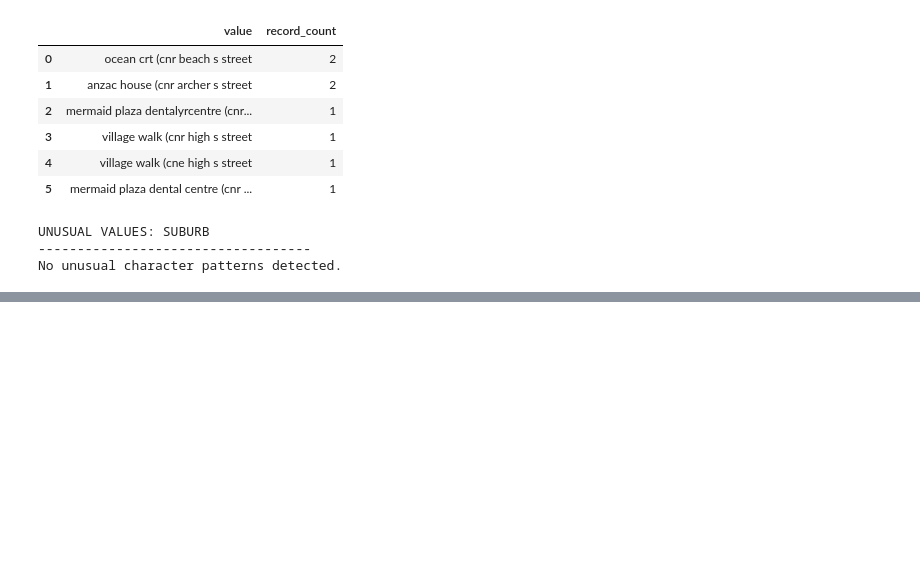
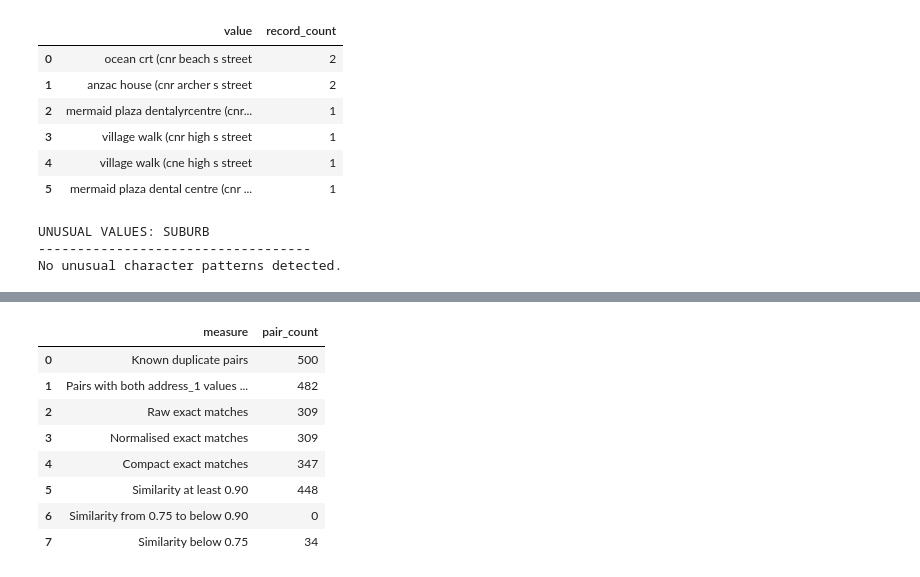
Before and after one commit to WaleBalogunK/Repository-name-entity-resolution-golden-record-lab, a Jupyter notebook: notebooks/01_data_acquisition_and_initial_audit.ipynb, the cells around one changed output, grey strips where cells are left out. Saved outputs shown, nothing was run; the diff lists cells and outputs as text; code cells hidden in the pictures; blank space fills up the shorter version.

```diff
--- a/notebooks/01_data_acquisition_and_initial_audit.ipynb
+++ b/notebooks/01_data_acquisition_and_initial_audit.ipynb
@@ -2024,0 +2211,77 @@ No unusual character patterns detected.
+# %%
+both_address_1_present = (
+    address_1_pair_review["both_present"]
+)
+
+available_address_pairs = address_1_pair_review[
+    both_address_1_present
+].copy()
+
+address_1_similarity_summary = pd.DataFrame({
+    "measure": [
+        "Known duplicate pairs",
+        "Pairs with both address_1 values present",
+        "Raw exact matches",
+        "Normalised exact matches",
+        "Compact exact matches",
+        "Similarity at least 0.90",
+        "Similarity from 0.75 to below 0.90",
+        "Similarity below 0.75"
+    ],
+    "pair_count": [
+        len(address_1_pair_review),
+        len(available_address_pairs),
+        int(
+            available_address_pairs[
+                "raw_exact_match"
+            ].sum()
+        ),
+        int(
+            available_address_pairs[
+                "normalised_exact_match"
+            ].sum()
+        ),
+        int(
+            available_address_pairs[
+                "compact_exact_match"
+            ].sum()
+        ),
+        int(
+            (
+                available_address_pairs[
+                    "jaro_winkler_similarity"
+                ] >= 0.90
+            ).sum()
+        ),
+        int(
+            (
+                available_address_pairs[
+                    "jaro_winkler_similarity"
+                ].between(
+                    0.75,
+                    0.90,
+                    inclusive="left"
+                )
+            ).sum()
+        ),
+        int(
+            (
+                available_address_pairs[
+                    "jaro_winkler_similarity"
+                ] < 0.75
+            ).sum()
+        )
+    ]
+})
+
+address_1_similarity_summary
+# %% [output]
+|  | measure | pair_count |
+| 0 | Known duplicate pairs | 500 |
+| 1 | Pairs with both address_1 values ... | 482 |
+| 2 | Raw exact matches | 309 |
+| 3 | Normalised exact matches | 309 |
+| 4 | Compact exact matches | 347 |
+| 5 | Similarity at least 0.90 | 448 |
+| 6 | Similarity from 0.75 to below 0.90 | 0 |
+| 7 | Similarity below 0.75 | 34 |
```
Also changed, not shown: parts of 9 cells of this notebook.
